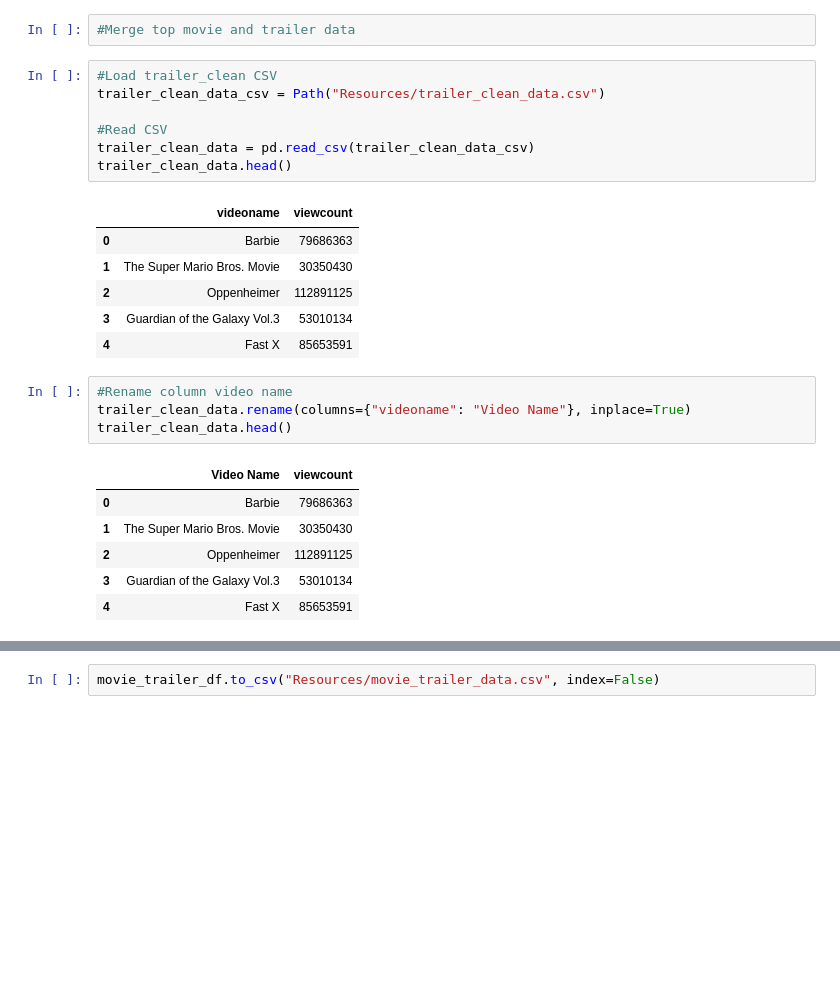
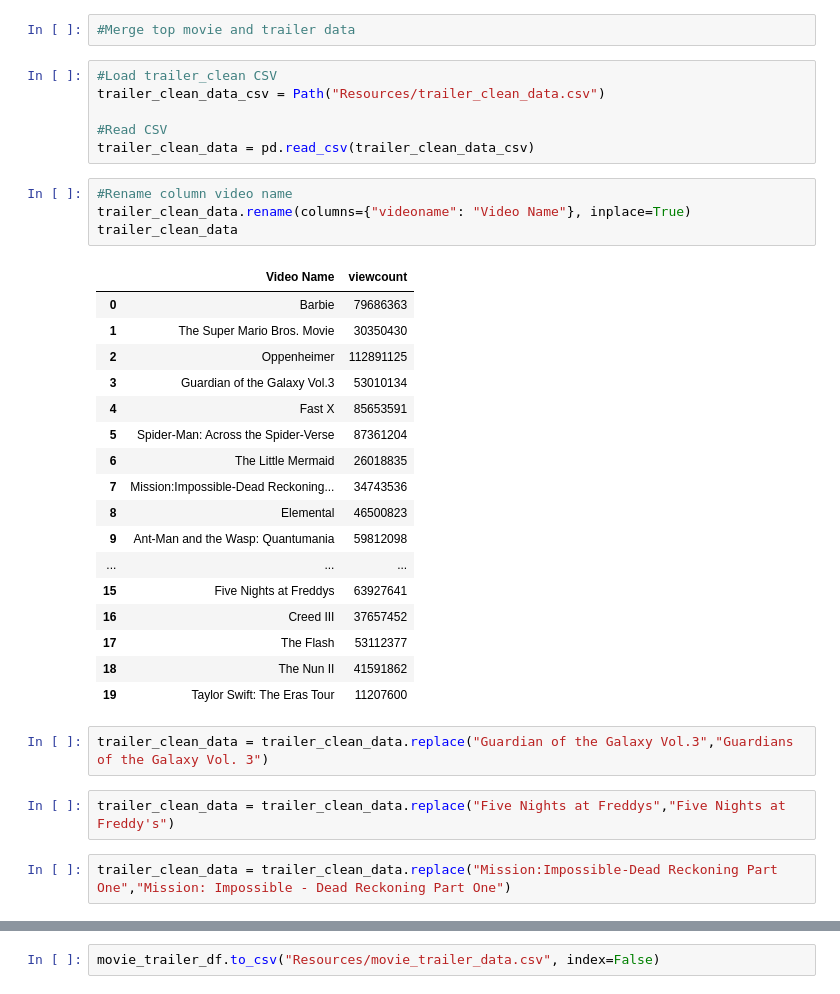
Before and after one commit to wingtungl/movie_data_project, a Jupyter notebook: Project_3.ipynb, the cells around one changed output, grey strips where cells are left out. Cells and saved outputs as stored; diff of their text form; blank space fills up the shorter version.

```diff
--- a/Project_3.ipynb
+++ b/Project_3.ipynb
@@ -195,22 +157,31 @@ trailer_clean_data_csv = Path("Resources/trailer_clean_data.csv")
 
 #Read CSV
 trailer_clean_data = pd.read_csv(trailer_clean_data_csv)
-trailer_clean_data.head()
-# %% [output]
-|  | videoname | viewcount |
-| 0 | Barbie | 79686363 |
-| 1 | The Super Mario Bros. Movie | 30350430 |
-| 2 | Oppenheimer | 112891125 |
-| 3 | Guardian of the Galaxy Vol.3 | 53010134 |
-| 4 | Fast X | 85653591 |
 # %%
 #Rename column video name
 trailer_clean_data.rename(columns={"videoname": "Video Name"}, inplace=True)
-trailer_clean_data.head()
+trailer_clean_data
 # %% [output]
 |  | Video Name | viewcount |
 | 0 | Barbie | 79686363 |
 | 1 | The Super Mario Bros. Movie | 30350430 |
 | 2 | Oppenheimer | 112891125 |
 | 3 | Guardian of the Galaxy Vol.3 | 53010134 |
 | 4 | Fast X | 85653591 |
+| 5 | Spider-Man: Across the Spider-Verse | 87361204 |
+| 6 | The Little Mermaid | 26018835 |
+| 7 | Mission:Impossible-Dead Reckoning... | 34743536 |
+| 8 | Elemental | 46500823 |
+| 9 | Ant-Man and the Wasp: Quantumania | 59812098 |
+| ... | ... | ... |
+| 15 | Five Nights at Freddys | 63927641 |
+| 16 | Creed III | 37657452 |
+| 17 | The Flash | 53112377 |
+| 18 | The Nun II | 41591862 |
+| 19 | Taylor Swift: The Eras Tour | 11207600 |
+# %%
+trailer_clean_data = trailer_clean_data.replace("Guardian of the Galaxy Vol.3","Guardians of the Galaxy Vol. 3")
+# %%
+trailer_clean_data = trailer_clean_data.replace("Five Nights at Freddys","Five Nights at Freddy's")
+# %%
+trailer_clean_data = trailer_clean_data.replace("Mission:Impossible-Dead Reckoning Part One","Mission: Impossible - Dead Reckoning Part One")
```
Also changed, not shown: parts of 12 cells of this notebook, 1 other file.
